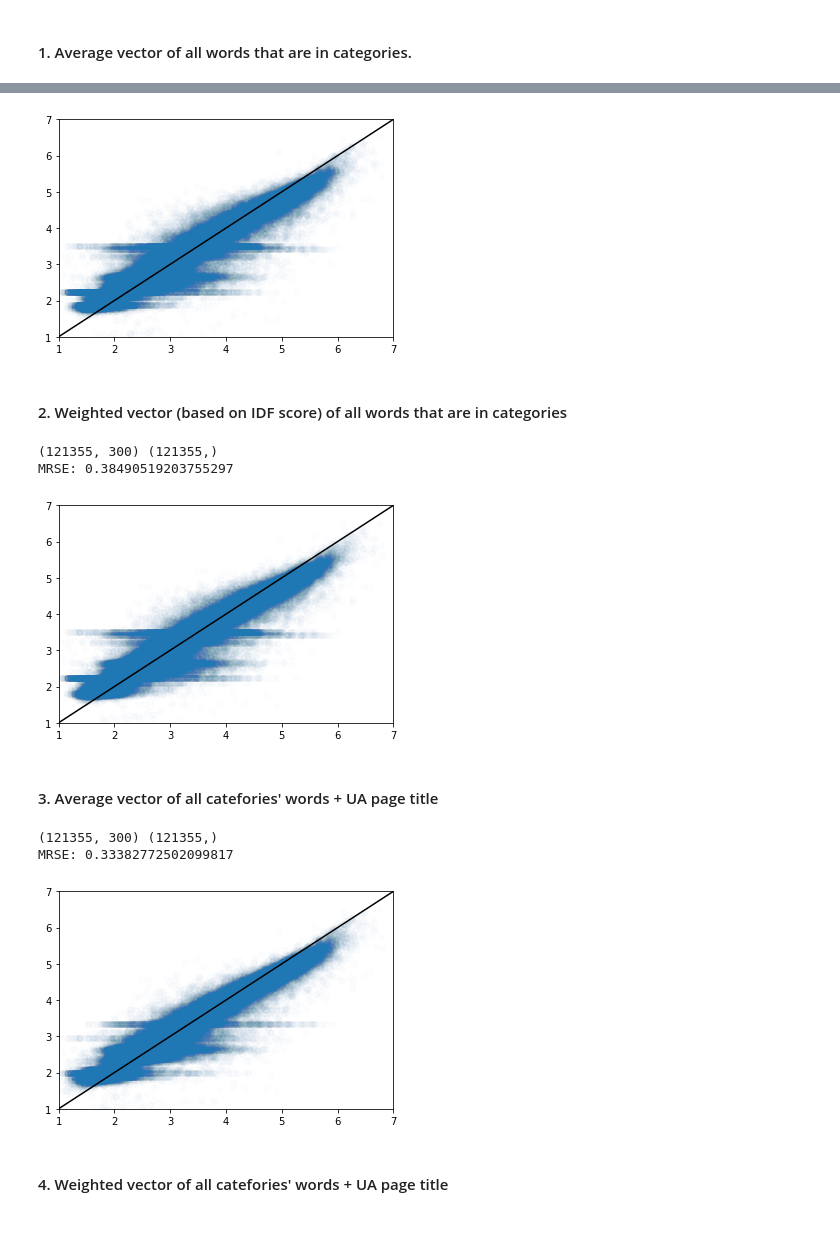
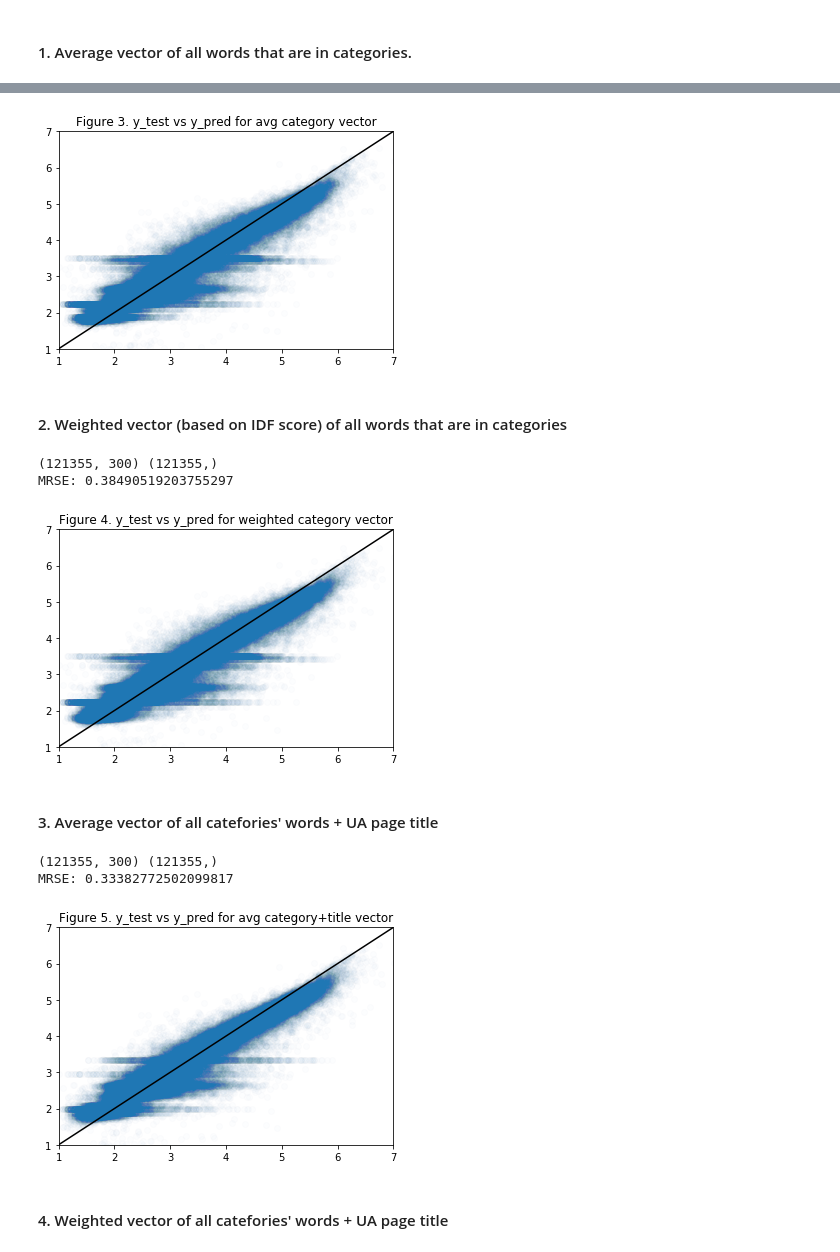
Before and after one commit to antonmi/ua-categories--en-pageviews, a Jupyter notebook: UA categories -> EN pageviews.ipynb, the cells around one changed output, grey strips where cells are left out. Drawn from its saved outputs; the diff is of its cells as text; code cells hidden in the pictures.

```diff
--- a/UA categories -> EN pageviews.ipynb
+++ b/UA categories -> EN pageviews.ipynb
@@ -256,7 +258,7 @@ As mentioned above we train model based on 'log_views_in_2018' data (last 6 mont
 
 The measure of performance is MRSE for 'log_views_in_2019'.
 # %%
-def evaluate(reg_model, vectors_column):
+def evaluate(reg_model, vectors_column, plot_title):
     pc = pages.copy()
     X_test = np.array(list(map(lambda x: x.tolist(), pc[vectors_column])))
     y_pred = reg_model.predict(X_test)
@@ -269,9 +271,10 @@ def evaluate(reg_model, vectors_column):
     print("MRSE: " + str(np.sqrt(mean_squared_error(final_test['log_views_in_2019'], final_test['2019_pred']))))
 
     plt.scatter(final_test['log_views_in_2019'], final_test['2019_pred'], alpha=0.01)
-    plt.plot([1,7], [1,7], color='black');
+    plt.plot([1,7], [1,7], color='black')
     plt.xlim(1, 7)
     plt.ylim(1, 7)
+    plt.title(plot_title)
     _=plt.show()
 # %% [markdown]
 #### 1. Average vector of all words that are in categories.
@@ -302,6 +305,6 @@ X = np.array(list(map(lambda x: x.tolist(), pc['avg_cat_vector'])))
 print(X.shape, y.shape)
 regr = RandomForestRegressor(random_state=42, n_estimators=50, n_jobs=-1)
 regr.fit(X, y)
-evaluate(regr, 'avg_cat_vector')
+evaluate(regr, 'avg_cat_vector', 'Figure 3. y_test vs y_pred for avg category vector')
 # %% [output]
 (121355, 300) (121355,)
@@ -309,4 +312,4 @@ MRSE: 0.39255121175461277
-[figure, old version]
+[figure, new version]
 # %% [markdown]
 #### 2. Weighted vector (based on IDF score) of all words that are in categories
 # %%
@@ -345,11 +348,11 @@ X = np.array(list(map(lambda x: x.tolist(), pc['weighted_cat_vector'])))
 print(X.shape, y.shape)
 regr = RandomForestRegressor(random_state=42, n_estimators=50, n_jobs=-1)
 regr.fit(X, y)
-evaluate(regr, 'weighted_cat_vector')
+evaluate(regr, 'weighted_cat_vector', 'Figure 4. y_test vs y_pred for weighted category vector')
 # %% [output]
 (121355, 300) (121355,)
 MRSE: 0.38490519203755297
-[figure, old version]
+[figure, new version]
 # %% [markdown]
 #### 3. Average vector of all catefories' words + UA page title
 # %%
@@ -364,11 +367,11 @@ X = np.array(list(map(lambda x: x.tolist(), pc['avg_cat_vector'])))
 print(X.shape, y.shape)
 regr = RandomForestRegressor(random_state=42, n_estimators=50, n_jobs=-1)
 regr.fit(X, y)
-evaluate(regr, 'avg_cat_vector')
+evaluate(regr, 'avg_cat_vector', 'Figure 5. y_test vs y_pred for avg category+title vector')
 # %% [output]
 (121355, 300) (121355,)
 MRSE: 0.33382772502099817
-[figure, old version]
+[figure, new version]
 # %% [markdown]
 #### 4. Weighted vector of all catefories' words + UA page title
 # %%
```
Also changed, not shown: parts of 11 cells of this notebook.
